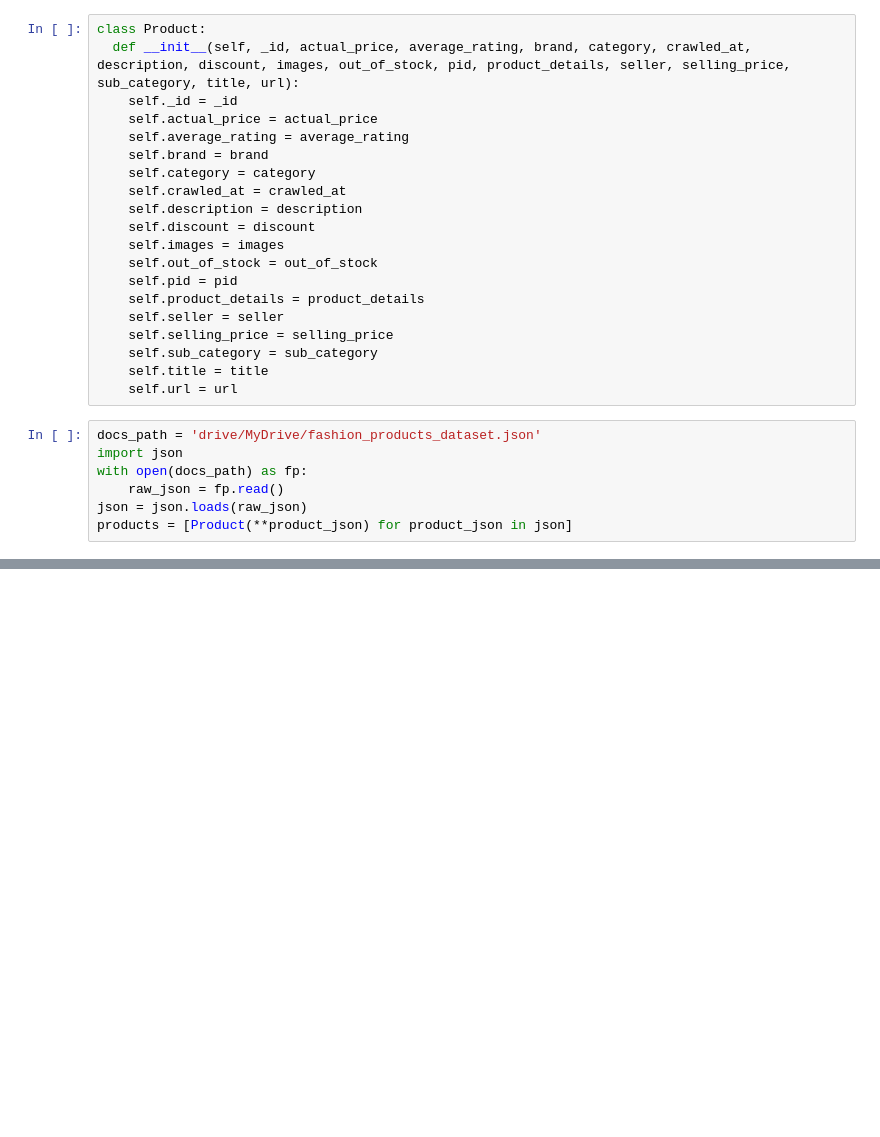
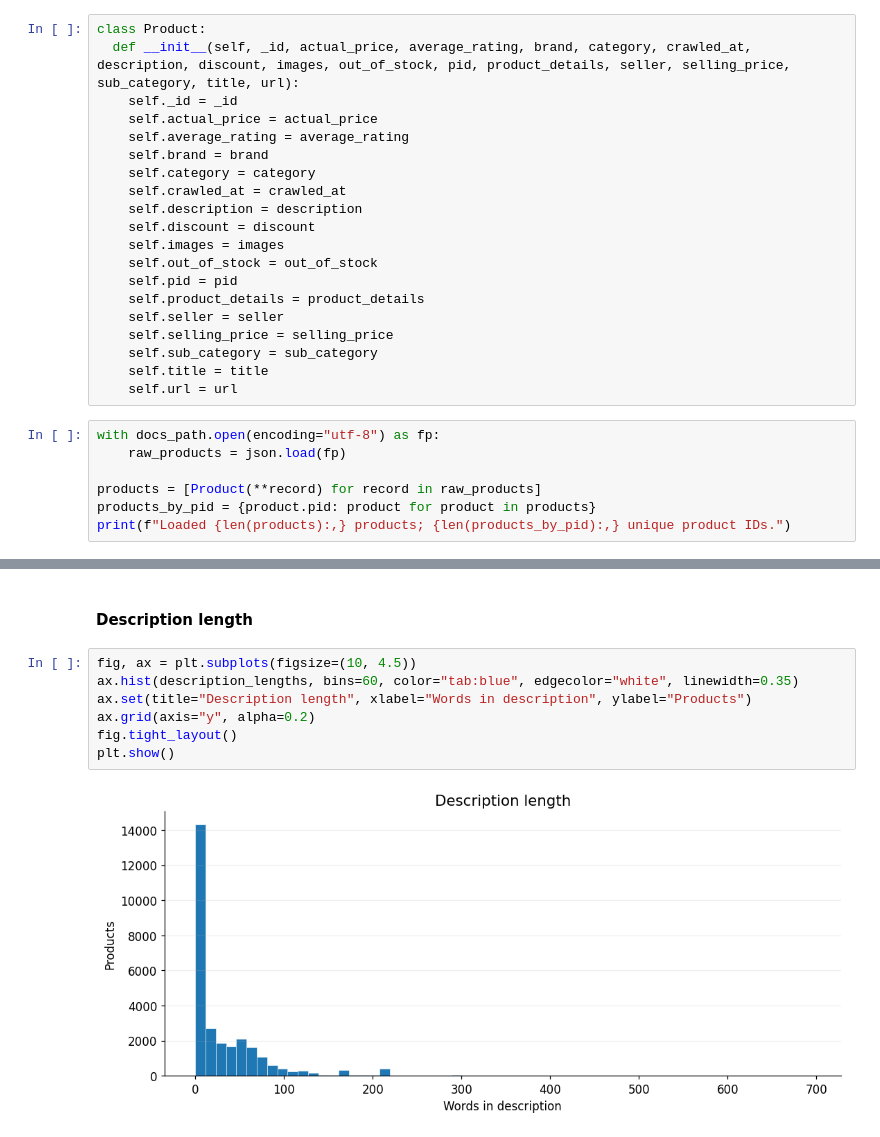
Before and after one commit to daviP4iva/irwa-search-engine, a Jupyter notebook: project_progress/part_1/IRWA_part1.ipynb, the cells around one changed output, grey strips where cells are left out. Saved outputs shown, nothing was run; the diff lists cells and outputs as text; blank space fills up the shorter version.

```diff
--- a/project_progress/part_1/IRWA_part1.ipynb
+++ b/project_progress/part_1/IRWA_part1.ipynb
@@ -23,10 +57,10 @@ class Product:
     self.sub_category = sub_category
     self.title = title
     self.url = url
-# %%
-docs_path = 'drive/MyDrive/fashion_products_dataset.json'
-import json
-with open(docs_path) as fp:
-    raw_json = fp.read()
-json = json.loads(raw_json)
-products = [Product(**product_json) for product_json in json]
+# %%
+with docs_path.open(encoding="utf-8") as fp:
+    raw_products = json.load(fp)
+
+products = [Product(**record) for record in raw_products]
+products_by_pid = {product.pid: product for product in products}
+print(f"Loaded {len(products):,} products; {len(products_by_pid):,} unique product IDs.")
@@ -142,0 +338,11 @@ print('text results: ', text_index[search], 'detail results: ', detail_index[sea
+# %% [markdown]
+#### Description length
+# %%
+fig, ax = plt.subplots(figsize=(10, 4.5))
+ax.hist(description_lengths, bins=60, color="tab:blue", edgecolor="white", linewidth=0.35)
+ax.set(title="Description length", xlabel="Words in description", ylabel="Products")
+ax.grid(axis="y", alpha=0.2)
+fig.tight_layout()
+plt.show()
+# %% [output]
+[figure, added]
```
Also changed, not shown: parts of 31 cells of this notebook, 2 other files.
